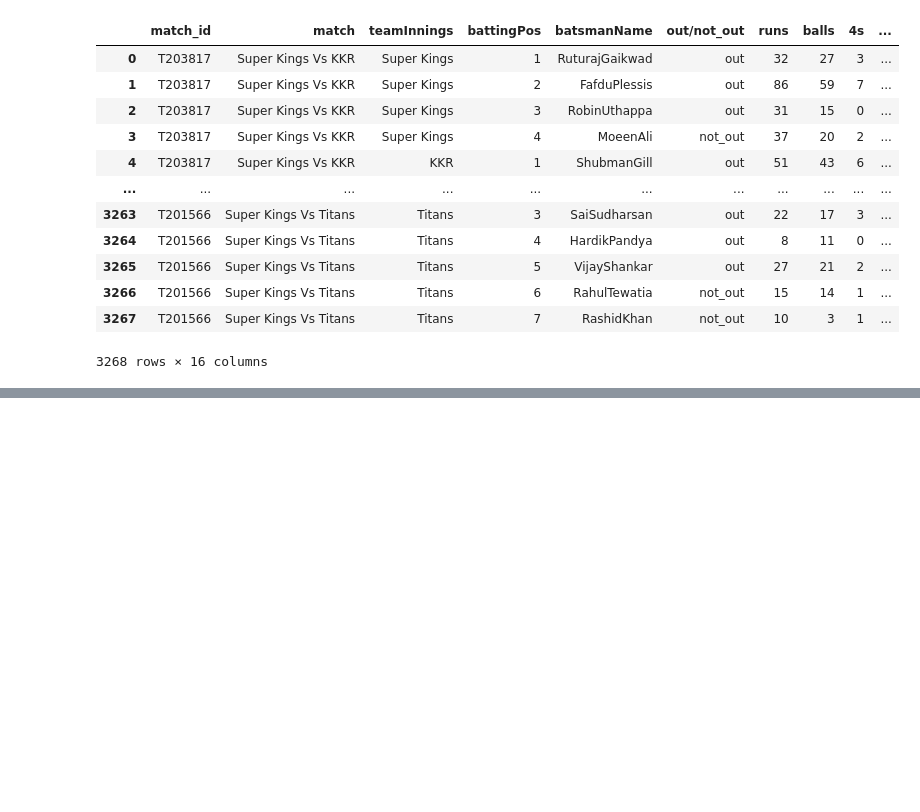
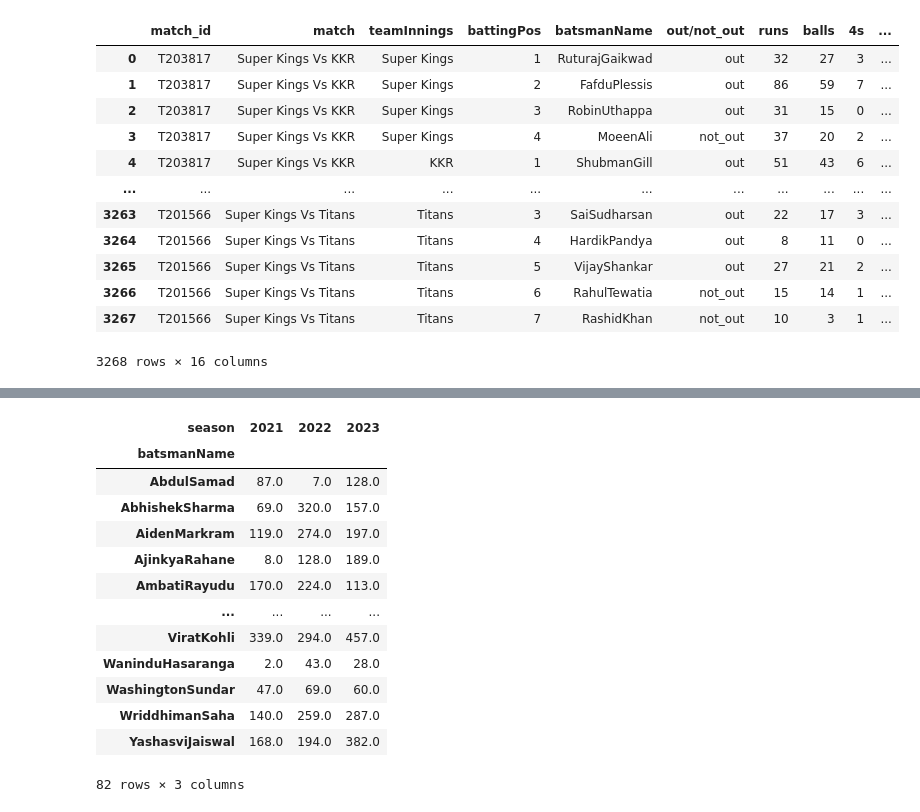
Before and after one commit to sourabhms66/ipl_2024, a Jupyter notebook: codes.ipynb, the cells around one changed output, grey strips where cells are left out. Cells and saved outputs as stored; diff of their text form; code cells hidden in the pictures; blank space fills up the shorter version.

```diff
--- a/codes.ipynb
+++ b/codes.ipynb
@@ -134,0 +178,17 @@ bating_match
+# %%
+filtered_bating_match.pivot_table(values='balls',index='batsmanName',columns='season',aggfunc='sum').dropna()
+# %% [output]
+| season | 2021 | 2022 | 2023 |
+| batsmanName |  |  |  |
+| AbdulSamad | 87.0 | 7.0 | 128.0 |
+| AbhishekSharma | 69.0 | 320.0 | 157.0 |
+| AidenMarkram | 119.0 | 274.0 | 197.0 |
+| AjinkyaRahane | 8.0 | 128.0 | 189.0 |
+| AmbatiRayudu | 170.0 | 224.0 | 113.0 |
+| ... | ... | ... | ... |
+| ViratKohli | 339.0 | 294.0 | 457.0 |
+| WaninduHasaranga | 2.0 | 43.0 | 28.0 |
+| WashingtonSundar | 47.0 | 69.0 | 60.0 |
+| WriddhimanSaha | 140.0 | 259.0 | 287.0 |
+| YashasviJaiswal | 168.0 | 194.0 | 382.0 |
+82 rows × 3 columns
```
Also changed, not shown: parts of 20 cells of this notebook.
